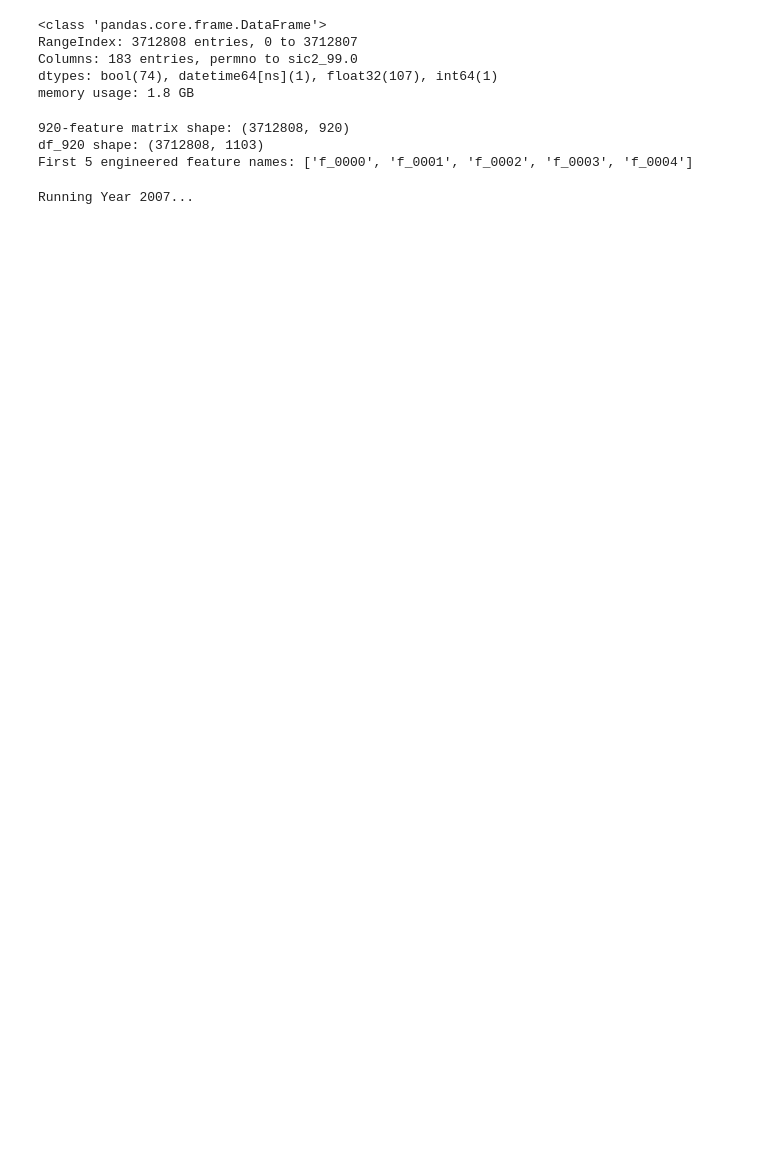
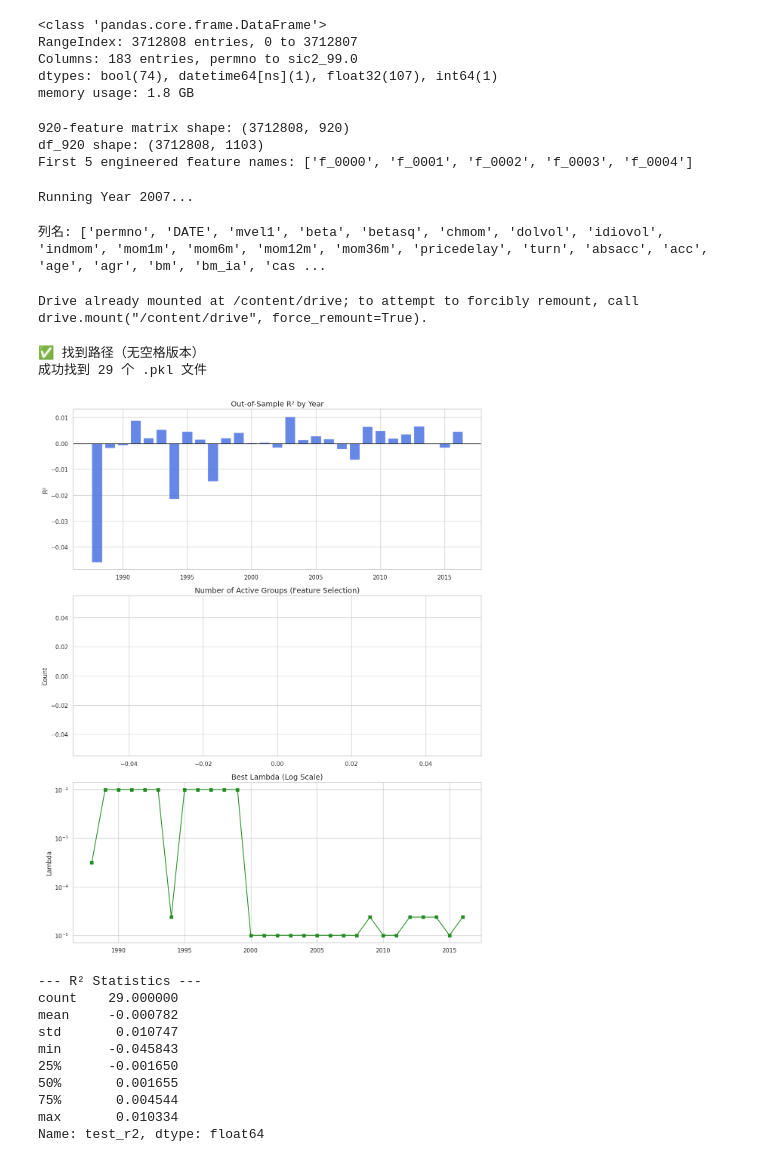
Before and after one commit to xwang335/Campbell-A, a Jupyter notebook: GLM.ipynb, the cells around one changed output. Drawn from its saved outputs; the diff is of its cells as text; code cells hidden in the pictures; blank space fills up the shorter version.

```diff
--- a/GLM.ipynb
+++ b/GLM.ipynb
@@ -1302,3 +1302,83 @@ for year in test_years:
         print(f"Done and Saved {year}!")
 # %% [output]
 Running Year 2007...
+# %%
+print(f"列名: {list(df_920.columns)}")
+# %% [output]
+列名: ['permno', 'DATE', 'mvel1', 'beta', 'betasq', 'chmom', 'dolvol', 'idiovol', 'indmom', 'mom1m', 'mom6m', 'mom12m', 'mom36m', 'pricedelay', 'turn', 'absacc', 'acc', 'age', 'agr', 'bm', 'bm_ia', 'cas ...
+# %%
+from google.colab import drive
+drive.mount('/content/drive')
+# %% [output]
+Drive already mounted at /content/drive; to attempt to forcibly remount, call drive.mount("/content/drive", force_remount=True).
+# %%
+import joblib
+import os
+import pandas as pd
+
+# 建议先确认路径是否存在
+save_dir = "/content/drive/MyDrive/GLM_Results"
+
+if not os.path.exists(save_dir):
+    print(f"❌ 路径不存在: {save_dir}")
+    # 尝试备用路径
+    save_dir = "/content/drive/My Drive/GLM_Results"
+    if not os.path.exists(save_dir):
+        print("❌ 备用路径也不存在，请检查 Drive 是否挂载或文件夹名称是否正确。")
+    else:
+        print("✅ 找到路径（带空格版本）")
+else:
+    print("✅ 找到路径（无空格版本）")
+
+# 只有路径存在才继续执行
+if os.path.exists(save_dir):
+    all_files = sorted([f for f in os.listdir(save_dir) if f.endswith('.pkl')])
+    # ... 剩下的读取逻辑 ...
+    print(f"成功找到 {len(all_files)} 个 .pkl 文件")
+# %% [output]
+✅ 找到路径（无空格版本）
+成功找到 29 个 .pkl 文件
+# %%
+import matplotlib.pyplot as plt
+import seaborn as sns
+
+# 设置绘图风格
+sns.set_theme(style="whitegrid")
+fig, axes = plt.subplots(3, 1, figsize=(12, 15))
+
+# 图1: Out-of-Sample R2 (关键指标)
+axes[0].bar(df_all_results['year'], df_all_results['test_r2'], color='royalblue', alpha=0.8)
+axes[0].axhline(0, color='black', lw=1)
+axes[0].set_title('Out-of-Sample R² by Year', fontsize=14)
+axes[0].set_ylabel('R²')
+
+# 图2: Active Groups (模型稀疏度)
+# 看看模型有没有在某些年份退化成常数（Active Groups=0）
+axes[1].plot(df_all_results['year'], df_all_results['active_groups'], marker='o', color='crimson')
+axes[1].set_title('Number of Active Groups (Feature Selection)', fontsize=14)
+axes[1].set_ylabel('Count')
+
+# 图3: Best Lambda (正则化强度)
+axes[2].plot(df_all_results['year'], df_all_results['best_lambda'], marker='s', color='forestgreen')
+axes[2].set_yscale('log')
+axes[2].set_title('Best Lambda (Log Scale)', fontsize=14)
+axes[2].set_ylabel('Lambda')
+
+plt.tight_layout()
+plt.show()
+
+# 打印描述性统计
+print("--- R² Statistics ---")
+print(df_all_results['test_r2'].describe())
+# %% [output]
+[figure, added]
+--- R² Statistics ---
+count    29.000000
+mean     -0.000782
+std       0.010747
+min      -0.045843
+25%      -0.001650
+50%       0.001655
+75%       0.004544
+max       0.010334
+Name: test_r2, dtype: float64
```
Also changed, not shown: parts of 4 cells of this notebook.
